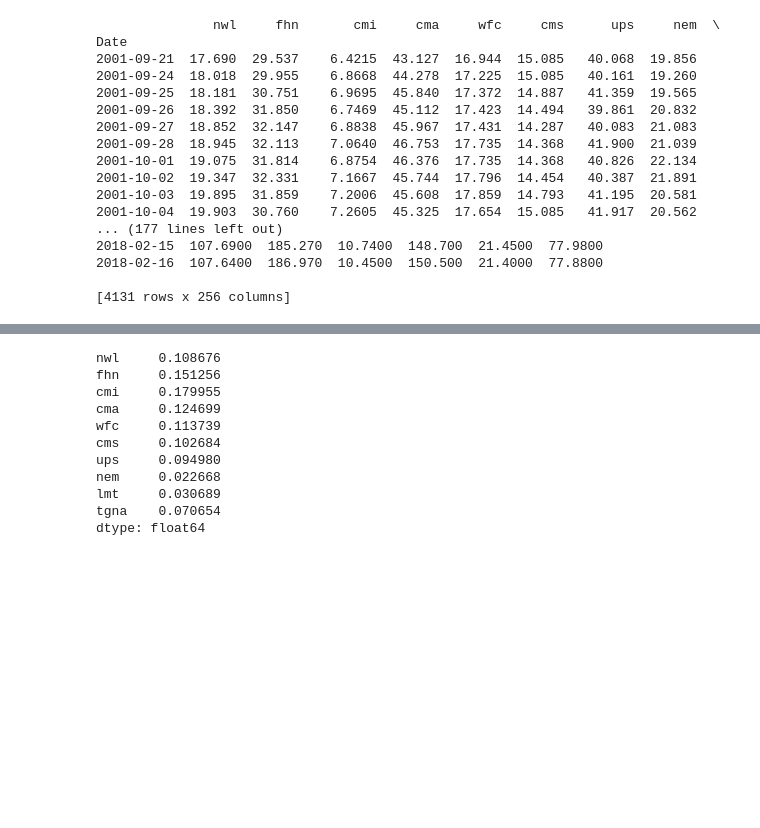
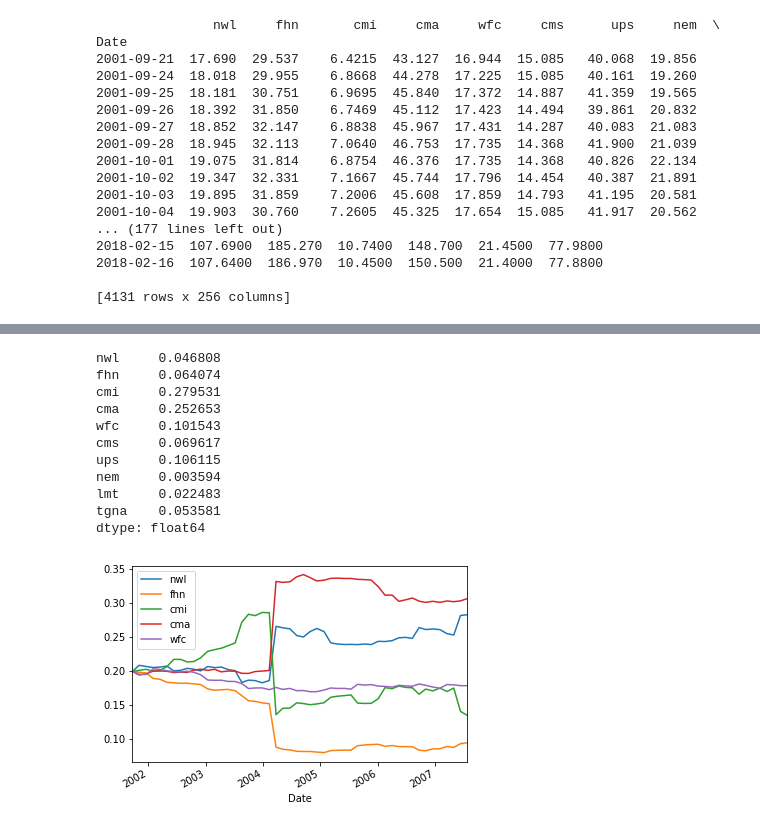
Before and after one commit to BoucheDimitri/OnlinePortfolio, a Jupyter notebook: Main.ipynb, the cells around one changed output, grey strips where cells are left out. Cells and saved outputs as stored; diff of their text form; code cells hidden in the pictures; blank space fills up the shorter version.

```diff
--- a/Main.ipynb
+++ b/Main.ipynb
@@ -4,7 +5,7 @@ import pandas as pd
 # %%
 data_path="C://Users//Dimitri//Desktop//ENSAE3A//Apprentissage en ligne//OnlinePortfolio//TreatedData//DataNyse.csv"
 # Frequence of rebalancing the portfolio
-ndays_rebal = 20
+ndays_rebal = 30
 # %%
 # Load the data
 data_nyse = pd.read_csv(data_path, index_col="Date")
@@ -37,5 +61,15 @@ data_returns = data_returns.shift(-1)
 # %%
 def exp_weights(pvec, xvec, eta):
+    """
+    Computes the vector of actualization of the weights for the EG strategy
+
+    Args:
+        pvec (pandas.core.series.Series) : the vector of previous weights
+        xvec (pandas.core.series.Series) : the vector of previous returns
+        eta (float) : eta parameter
+    Returns:
+        pandas.core.series.Series. The vector of actualization of weights for the EG strategy
+    """
     norm_coef = (pvec * xvec).sum()
     wvec = pd.Series(index=pvec.index)
     for i in pvec.index:
@@ -43,34 +77,46 @@ def exp_weights(pvec, xvec, eta):
     return wvec / wvec.sum()
 # %%
 # Test for exp_weights
-x = 100 * data_returns.iloc[1, 0:10]
+x = data_returns.iloc[1, 0:10]
 p = pd.Series(index=x.index, data=1/x.shape[0])
 w = exp_weights(p, x, 0.5)
 print(w)
 # %% [output]
-nwl     0.108676
-fhn     0.151256
-cmi     0.179955
-cma     0.124699
-wfc     0.113739
-cms     0.102684
-ups     0.094980
-nem     0.022668
-lmt     0.030689
-tgna    0.070654
+nwl     0.046808
+fhn     0.064074
+cmi     0.279531
+cma     0.252653
+wfc     0.101543
+cms     0.069617
+ups     0.106115
+nem     0.003594
+lmt     0.022483
+tgna    0.053581
 dtype: float64
 # %%
-def weights_eg(returns, eta, pinit):
-    w = pd.DataFrame(index=returns.index, columns=returns.columns)
+def weights_eg(xtab, eta, pinit):
+    """
+    Compute the weights for the EG strategy
+
+    Args:
+        xtab (pandas.core.frame.DataFrame) : the data frame of returns
+        eta (float) : the eta parameter
+        pinit (pandas.core.series.Series) : the series of initial weights, we must have pinit.index = xtab.columns
+    """
+    wtab = pd.DataFrame(index=xtab.index, columns=xtab.columns)
     for t in range(0, w.shape[0]):
         if t==0:
-            w.iloc[t, :] = pinit
+            wtab.iloc[t, :] = pinit
         else :
-            coefs = exp_weights(w.iloc[t-1, :], returns.iloc[t-1, :], eta)
-            w.iloc[t, :] = coefs
-    return w
+            coefs = exp_weights(wtab.iloc[t-1, :], xtab.iloc[t-1, :], eta)
+            wtab.iloc[t, :] = coefs
+    return wtab
 # %%
 # Test for weights_eg
-x = 100 * data_returns.iloc[:, 0:10]
+x = data_returns.iloc[:50, :5]
 pinit = pd.Series(index=x.columns, data=1/len(x.columns))
 w = weights_eg(x, 0.01, pinit)
+w.plot()
+plt.show()
+# %% [output]
+[figure, added]
```
Also changed, not shown: parts of 6 cells of this notebook.
